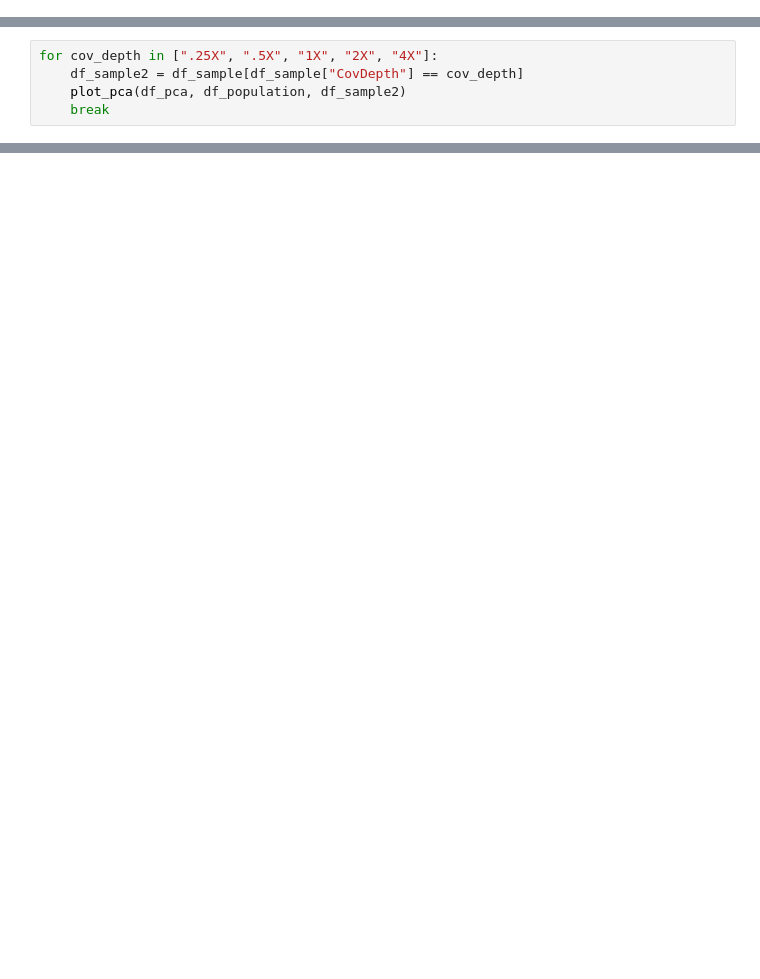
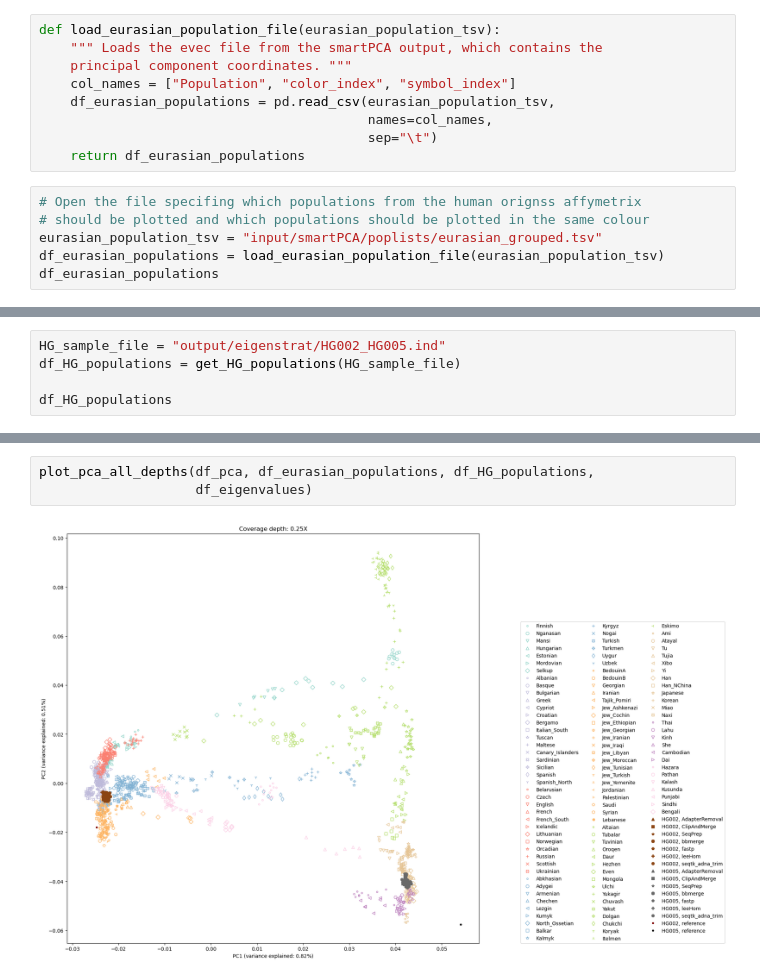
Before and after one commit to liannette/DNA_reconstruct, a Jupyter notebook: downstream_analysis/plot_pca.ipynb, the cells around one changed output, grey strips where cells are left out. Saved outputs shown, nothing was run; the diff lists cells and outputs as text; blank space fills up the shorter version.

Commit message:
change poplists path, update plotting

```diff
--- a/downstream_analysis/plot_pca.ipynb
+++ b/downstream_analysis/plot_pca.ipynb
@@ -62,0 +174,15 @@ df_population
+# %%
+def load_eurasian_population_file(eurasian_population_tsv):
+    """ Loads the evec file from the smartPCA output, which contains the
+    principal component coordinates. """
+    col_names = ["Population", "color_index", "symbol_index"]
+    df_eurasian_populations = pd.read_csv(eurasian_population_tsv,
+                                          names=col_names,
+                                          sep="\t")
+    return df_eurasian_populations
+# %%
+# Open the file specifing which populations from the human orignss affymetrix
+# should be plotted and which populations should be plotted in the same colour
+eurasian_population_tsv = "input/smartPCA/poplists/eurasian_grouped.tsv"
+df_eurasian_populations = load_eurasian_population_file(eurasian_population_tsv)
+df_eurasian_populations
@@ -162,5 +239,0 @@ df_sample2
-# %%
-for cov_depth in [".25X", ".5X", "1X", "2X", "4X"]:
-    df_sample2 = df_sample[df_sample["CovDepth"] == cov_depth]
-    plot_pca(df_pca, df_population, df_sample2)
-    break
@@ -169,0 +240,5 @@ KeyError: 'fillstyle_index'
+# %%
+HG_sample_file = "output/eigenstrat/HG002_HG005.ind"
+df_HG_populations = get_HG_populations(HG_sample_file)
+
+df_HG_populations
@@ -169,0 +370,5 @@ KeyError: 'fillstyle_index'
+# %%
+plot_pca_all_depths(df_pca, df_eurasian_populations, df_HG_populations,
+                    df_eigenvalues)
+# %% [output]
+[figure, added]
```
Also changed, not shown: parts of 30 cells of this notebook, 5 other files.
